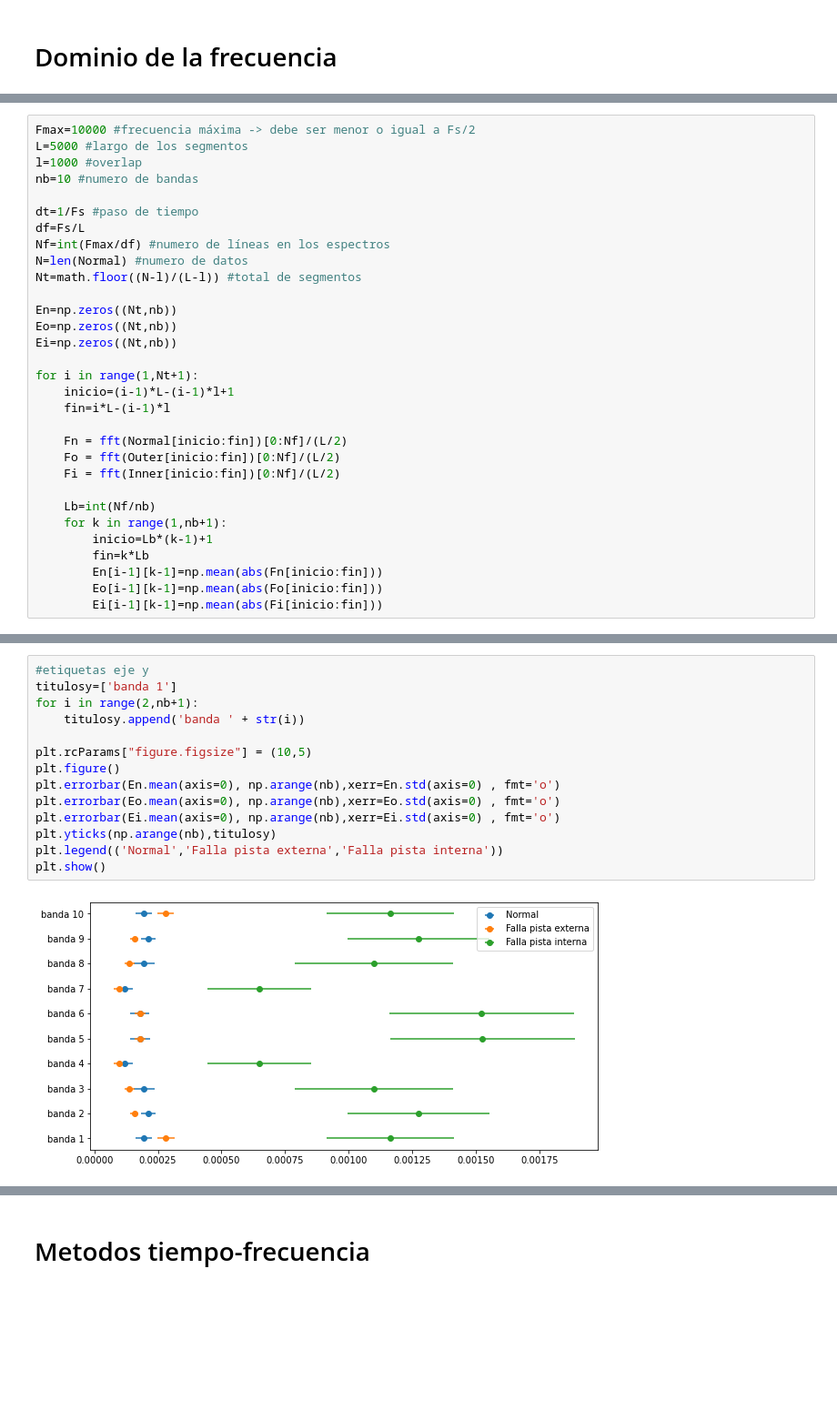
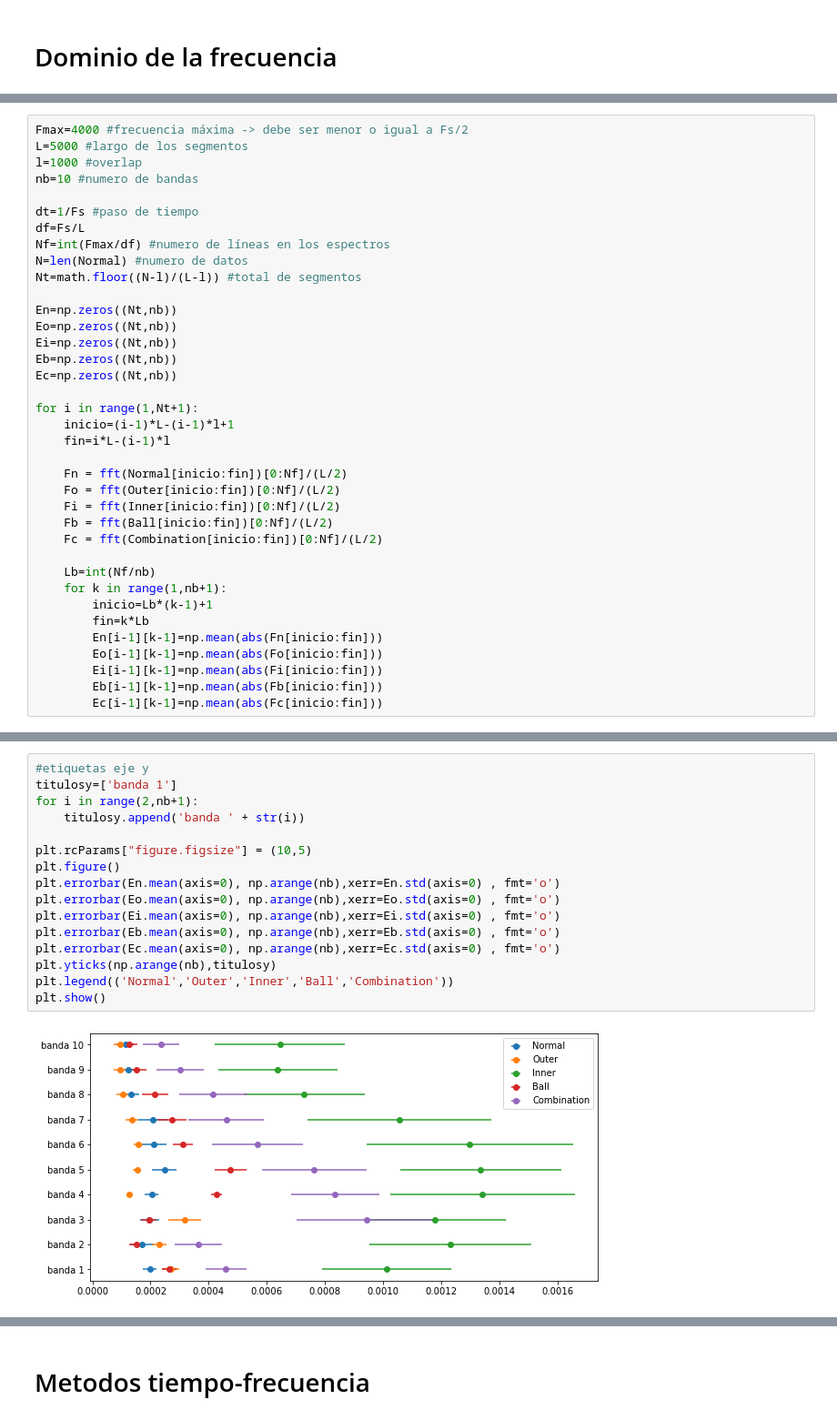
Before and after one commit to JLCdata/Procesamiento-de-se-ales-y-aprendizaje-de-maquinas-en-mantenimiento-predictivo, a Jupyter notebook: Tarea 2/T2.ipynb, the cells around one changed output, grey strips where cells are left out. Shown at 91% size. Drawn from its saved outputs; the diff is of its cells as text; blank space fills up the shorter version.

```diff
--- a/Tarea 2/T2.ipynb
+++ b/Tarea 2/T2.ipynb
@@ -578,5 +584,5 @@ plt.show()
 # %%
-Fmax=10000 #frecuencia máxima -> debe ser menor o igual a Fs/2
+Fmax=4000 #frecuencia máxima -> debe ser menor o igual a Fs/2
 L=5000 #largo de los segmentos
 l=1000 #overlap
 nb=10 #numero de bandas
@@ -590,6 +596,8 @@ Nt=math.floor((N-l)/(L-l)) #total de segmentos
 En=np.zeros((Nt,nb))
 Eo=np.zeros((Nt,nb))
 Ei=np.zeros((Nt,nb))
+Eb=np.zeros((Nt,nb))
+Ec=np.zeros((Nt,nb))
 
 for i in range(1,Nt+1):
     inicio=(i-1)*L-(i-1)*l+1
@@ -598,6 +606,8 @@ for i in range(1,Nt+1):
     Fn = fft(Normal[inicio:fin])[0:Nf]/(L/2)
     Fo = fft(Outer[inicio:fin])[0:Nf]/(L/2)
     Fi = fft(Inner[inicio:fin])[0:Nf]/(L/2)
+    Fb = fft(Ball[inicio:fin])[0:Nf]/(L/2)
+    Fc = fft(Combination[inicio:fin])[0:Nf]/(L/2)
 
     Lb=int(Nf/nb)
     for k in range(1,nb+1):
@@ -606,6 +616,8 @@ for i in range(1,Nt+1):
         En[i-1][k-1]=np.mean(abs(Fn[inicio:fin]))
         Eo[i-1][k-1]=np.mean(abs(Fo[inicio:fin]))
         Ei[i-1][k-1]=np.mean(abs(Fi[inicio:fin]))
+        Eb[i-1][k-1]=np.mean(abs(Fb[inicio:fin]))
+        Ec[i-1][k-1]=np.mean(abs(Fc[inicio:fin]))
 # %%
 f, ((ax1, ax2), (ax3, ax4)) = plt.subplots(2, 2, sharex='col',figsize=(9,6))
 
@@ -667,16 +692,18 @@ np.save('Ei.npy', Ei)
 # %%
 #etiquetas eje y
 titulosy=['banda 1']
 for i in range(2,nb+1):
     titulosy.append('banda ' + str(i))
 
 plt.rcParams["figure.figsize"] = (10,5)
 plt.figure()
 plt.errorbar(En.mean(axis=0), np.arange(nb),xerr=En.std(axis=0) , fmt='o')
 plt.errorbar(Eo.mean(axis=0), np.arange(nb),xerr=Eo.std(axis=0) , fmt='o')
 plt.errorbar(Ei.mean(axis=0), np.arange(nb),xerr=Ei.std(axis=0) , fmt='o')
+plt.errorbar(Eb.mean(axis=0), np.arange(nb),xerr=Eb.std(axis=0) , fmt='o')
+plt.errorbar(Ec.mean(axis=0), np.arange(nb),xerr=Ec.std(axis=0) , fmt='o')
 plt.yticks(np.arange(nb),titulosy)
-plt.legend(('Normal','Falla pista externa','Falla pista interna'))
+plt.legend(('Normal','Outer','Inner','Ball','Combination'))
 plt.show()
 # %% [output]
-[figure, old version]
+[figure, new version]
```
Also changed, not shown: parts of 13 cells of this notebook.
